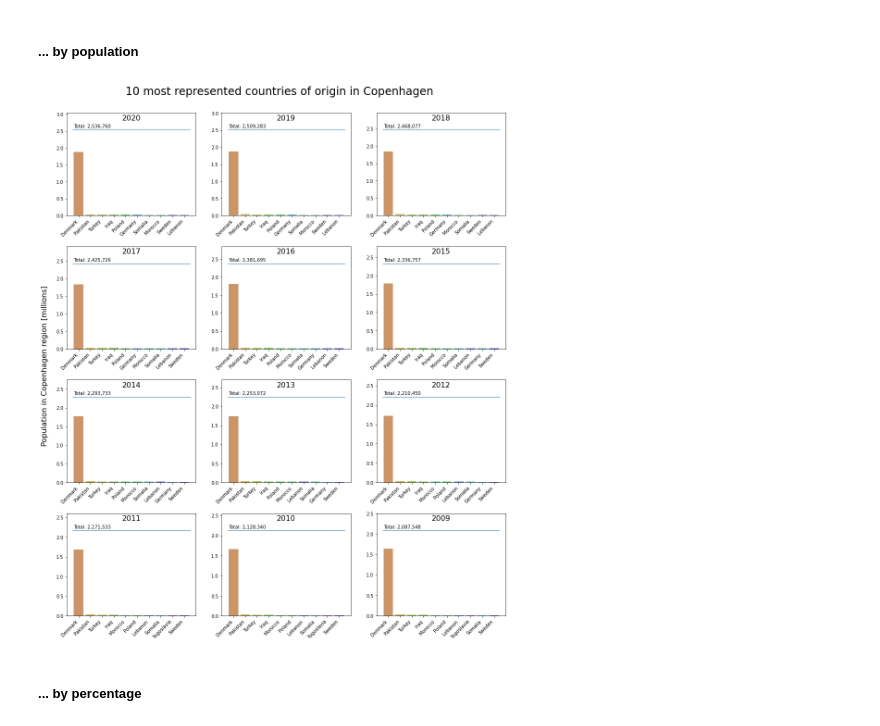
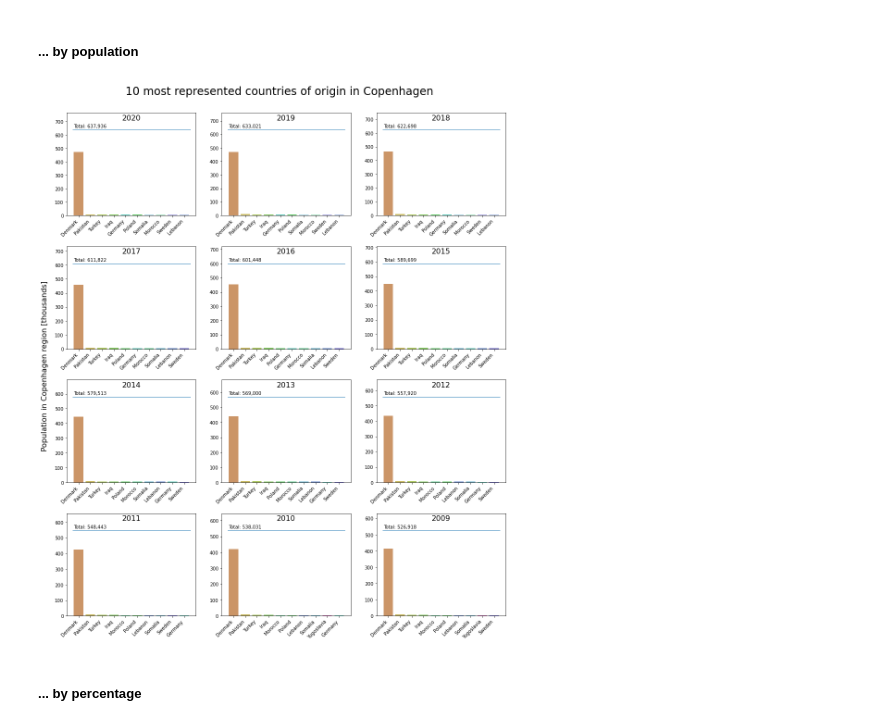
Before and after one commit to wojciechdk/social_data_analysis_and_visualization_final_project, a Jupyter notebook: preeliminary_analysis.ipynb, the cells around one changed output. Drawn from its saved outputs; the diff is of its cells as text; code cells hidden in the pictures.

```diff
--- a/preeliminary_analysis.ipynb
+++ b/preeliminary_analysis.ipynb
@@ -245,6 +275,13 @@ path_root = Path(
     r'C:\GDrive\DTU\Kurser\Social_Data_Analysis_and_Visualization_02806\final_project')
 path_resources_root = path_root / 'resources'
 path_data_root = path_resources_root / 'data'
+
+path_data_citizenship_root = path_data_root / 'citizenship'
+path_data_dwellings_root = path_data_root / 'dwellings'
+path_data_geo_root = path_data_root / 'geo'
+path_data_marital_status_root = path_data_root / 'marital_status'
+path_data_without_district_info_root = path_data_root / 'without_district_information'
+
 path_data_clean_root = path_data_root / 'clean'
 # %% [markdown]
 <hr style="border:2px solid black"> </hr>
@@ -573,7 +495,7 @@ for idx, years in enumerate(
 
     # Define the path to the data file.
     path_csv = (
-        path_data_root /
+        path_data_without_district_info_root /
         ('cph_population_by_country_' + years + '.csv')
     )
 
@@ -667,7 +589,8 @@ Get the population for each country of origin by year:
 # %%
 df_country_vs_year = (
     df_country
-    .loc[:, ['Year', 'Country of origin', 'Number of people']]
+    .loc[df_country['Quarter'] == 4,
+         ['Year', 'Country of origin', 'Number of people']]
     .groupby(['Year', 'Country of origin'])
     .sum()
     .unstack(level=1)
@@ -755,41 +678,41 @@ for idx, (year, axes) in enumerate(zip(years, all_axes.ravel()[:n_plots])):
             .loc[year, ~df_country_vs_year.columns.isin(['Total'])]
             .sort_values(ascending=False)
             .head(10)
-            .div(1e6)
+            .div(1e3)
             .reset_index()
         ),
         x='Country of origin',
         y=year,
         ax=axes,
         palette=color_mapping)
 
     # Set the title of the plot.
     axes.set_title(year, y=0.9)
     axes.set_xlabel('')
     axes.set_ylabel('')
-    axes.set_ylim([axes.get_ylim()[0], total / 1e6 * 1.2])
+    axes.set_ylim([axes.get_ylim()[0], total / 1e3 * 1.2])
 
-    draw_threshold(total * 1e-6, axes, title=f'Total: {total:,.0f}')
+    draw_threshold(total * 1e-3, axes, title=f'Total: {total:,.0f}')
 
     # Rotate x tick labels.
     plt.setp(
         axes.get_xticklabels(),
         rotation=45,
         ha='right',
         va='top',
     )
 
     # Apply the standard formatting.
     format_axes_annotation(axes)
 
 # Annotate the figure.
 # figure_x_label(figure, 'Day of week', y_position=0.06)
-figure_y_label(figure, 'Population in Copenhagen region [millions]', x_position=0.08)
+figure_y_label(figure, 'Population in Copenhagen region [thousands]', x_position=0.08)
 figure.suptitle('10 most represented countries of origin in Copenhagen',
                 size=24,
                 y=0.92)
 # %% [output]
-[figure, old version]
+[figure, new version]
 # %% [markdown]
 ##### ... by percentage
 # %%
```
Also changed, not shown: parts of 32 cells of this notebook.
